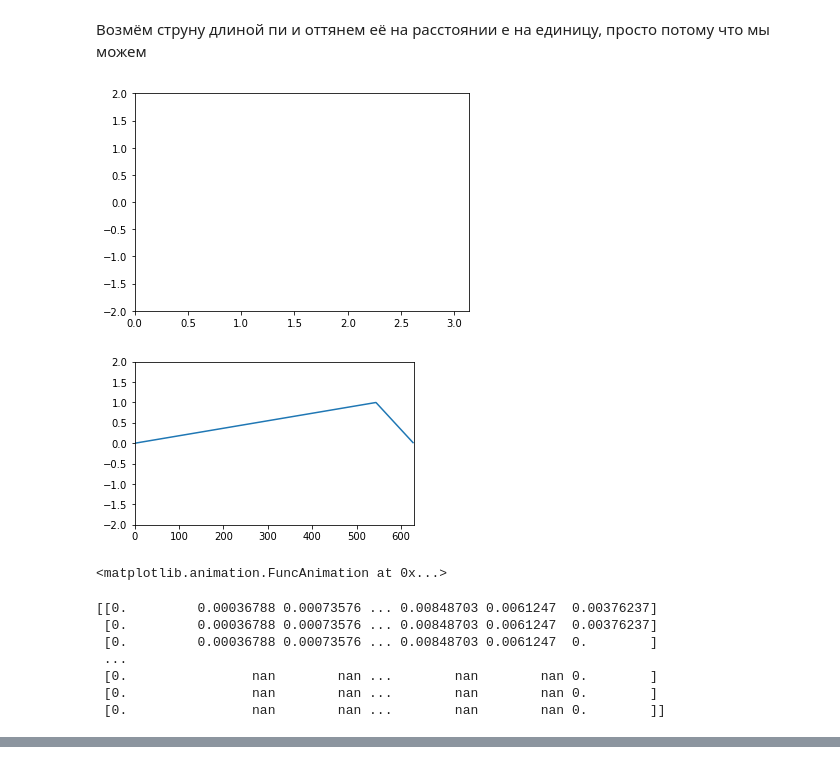
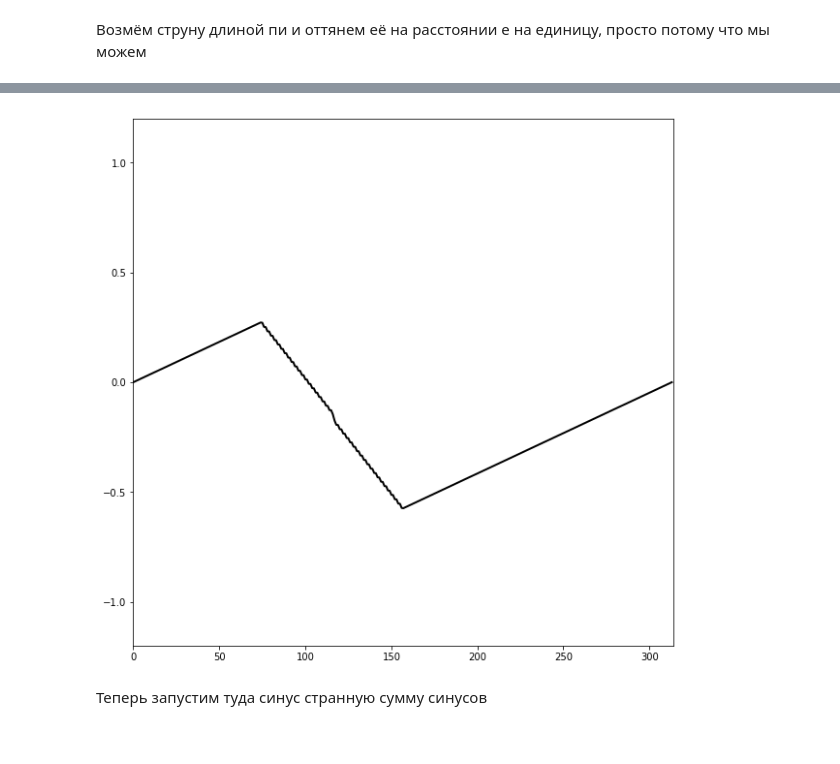
Before and after one commit to slinkoandrey/phys, a Jupyter notebook: Struna.ipynb, the cells around one changed output, grey strips where cells are left out. Drawn from its saved outputs; the diff is of its cells as text; code cells hidden in the pictures.

```diff
--- a/Struna.ipynb
+++ b/Struna.ipynb
@@ -17,7 +17,7 @@ u(t_{i+1},x_{j}) =k^2 u(t_{i},x_{j-1}) +k^2u(t_{i},x_{j+1})+ 2 (1-k^2) u(t_{i},x
 \end{align}$$
 # %%
 import numpy as np
-def struna (init, T, L, h = 5 * 1e-3, tau = 1e-2):
+def struna (init, T, L, h = 1e-2, tau = 1e-2):
     k2 = (tau / h)**2
     u = np.zeros((np.int(T / tau), np.int(L / h)))
     u[0,:] = init(L, h)
@@ -29,8 +29,7 @@ def struna (init, T, L, h = 5 * 1e-3, tau = 1e-2):
 # %% [markdown]
  Возмём струну длиной пи и оттянем её на расстоянии e на единицу, просто потому что мы можем
 # %%
-def ya_mogu(L, h):
-    L = np.pi
+def ya_mogu(L = np.pi, h = 1e-2):
     u = np.zeros(np.int(L / h))
     for i in range (np.int(L / h)):
         if i * h < np.e:
@@ -38,3 +37,4 @@ def ya_mogu(L, h):
         else:
             u[i] =  (np.pi - i * h) / (np.pi - np.e)
     return u
+u = struna (ya_mogu, 2, np.pi)
@@ -43,29 +41,16 @@ def ya_mogu(L, h):
 # %%
 import matplotlib.pyplot as plt
-from matplotlib import animation, rc
+from matplotlib.animation import FuncAnimation
 from IPython.display import HTML
+plt.rcParams['animation.ffmpeg_path'] = 'C:\\ffmpeg\\ffmpeg\\bin\\ffmpeg'
 
-fig, ax = plt.subplots()
+def video(u):
+    fig, ax = plt.subplots(figsize=(10, 10))
+    ax.set(xlim=(0, np.pi * 100), ylim=(-1.2, 1.2))
+    line = ax.plot(u[0, :], color='k', lw=2)[0]
+    def animate(i):
+        line.set_ydata(u[i, :])
 
-ax.set_xlim(( 0, np.pi))
-ax.set_ylim((-2, 2))
-
-line, = ax.plot([], [], lw=2)
+    anim = FuncAnimation(
+        fig, animate, interval=100, frames=u.shape[0] - 1)
+    return anim
-# %% [output]
-[figure, removed]
-# %%
-import matplotlib.pyplot as plt
-from matplotlib.animation import FuncAnimation
-
-plt.rcParams['animation.ffmpeg_path'] = 'C:\\ffmpeg\\ffmpeg\\bin\\ffmpeg.exe'
-fig, ax = plt.subplots(figsize=(5, 3))
-ax.set_xlim(( 0, np.pi*200))
-ax.set_ylim((-2, 2))
-line = ax.plot(u[0, :])[0]
-
-def animate(i):
-    line.set_ydata(u[i, :])
-
-anim = FuncAnimation(fig, animate, interval=50, frames=u.shape[0]-1)
-# %% [output]
-[figure, removed]
@@ -75,14 +56,0 @@ HTML(anim.to_html5_video())
-# %%
-anim
-# %% [output]
-<matplotlib.animation.FuncAnimation at 0x...>
-# %%
-print(u)
-# %% [output]
-[[0.         0.00036788 0.00073576 ... 0.00848703 0.0061247  0.00376237]
- [0.         0.00036788 0.00073576 ... 0.00848703 0.0061247  0.00376237]
- [0.         0.00036788 0.00073576 ... 0.00848703 0.0061247  0.        ]
- ...
- [0.                nan        nan ...        nan        nan 0.        ]
- [0.                nan        nan ...        nan        nan 0.        ]
- [0.                nan        nan ...        nan        nan 0.        ]]
@@ -102,0 +57,3 @@ anim = animation.FuncAnimation(fig, animate, init_func=init,
+# %%
+HTML(video(u).to_html5_video())
+# %% [output]
@@ -102,0 +61,3 @@ anim = animation.FuncAnimation(fig, animate, init_func=init,
+[figure, added]
+# %% [markdown]
+Теперь запустим туда синус странную сумму синусов
```
Also changed, not shown: parts of 7 cells of this notebook.
